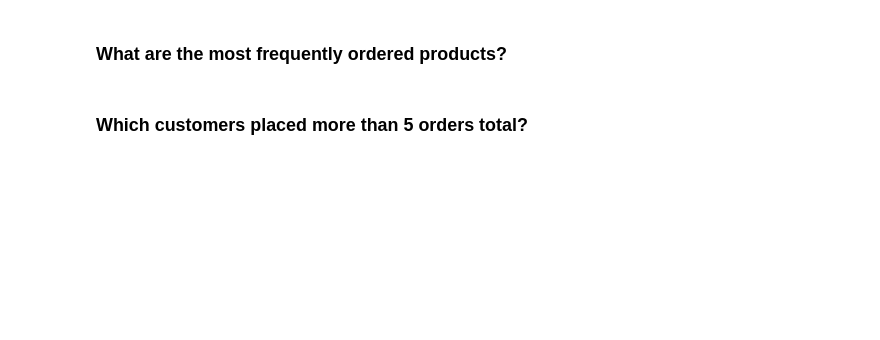
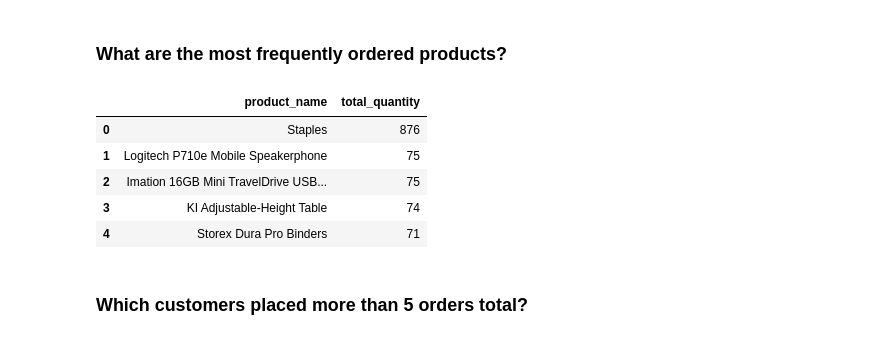
Before and after one commit to KittyRose8267/DA_M3_W4_Workflow, a Jupyter notebook: notebooks/superstore_sales_workflow.ipynb, the cells around one changed output. Drawn from its saved outputs; the diff is of its cells as text; code cells hidden in the pictures; blank space fills up the shorter version.

```diff
--- a/notebooks/superstore_sales_workflow.ipynb
+++ b/notebooks/superstore_sales_workflow.ipynb
@@ -296,2 +304,19 @@ result8
+# %%
+query8 = """
+SELECT p.product_name, SUM(od.quantity) as total_quantity
+FROM products as p
+JOIN order_details as od on od.product_id = p.product_id
+GROUP BY p.product_name
+ORDER BY total_quantity DESC
+LIMIT 5;"""
+result8 = pd.read_sql(query8, conn)
+result8
+# %% [output]
+|  | product_name | total_quantity |
+| 0 | Staples | 876 |
+| 1 | Logitech P710e Mobile Speakerphone | 75 |
+| 2 | Imation 16GB Mini TravelDrive USB... | 75 |
+| 3 | KI Adjustable-Height Table | 74 |
+| 4 | Storex Dura Pro Binders | 71 |
 # %% [markdown]
 ### Which customers placed more than 5 orders total?
```
Also changed, not shown: parts of 8 cells of this notebook.
